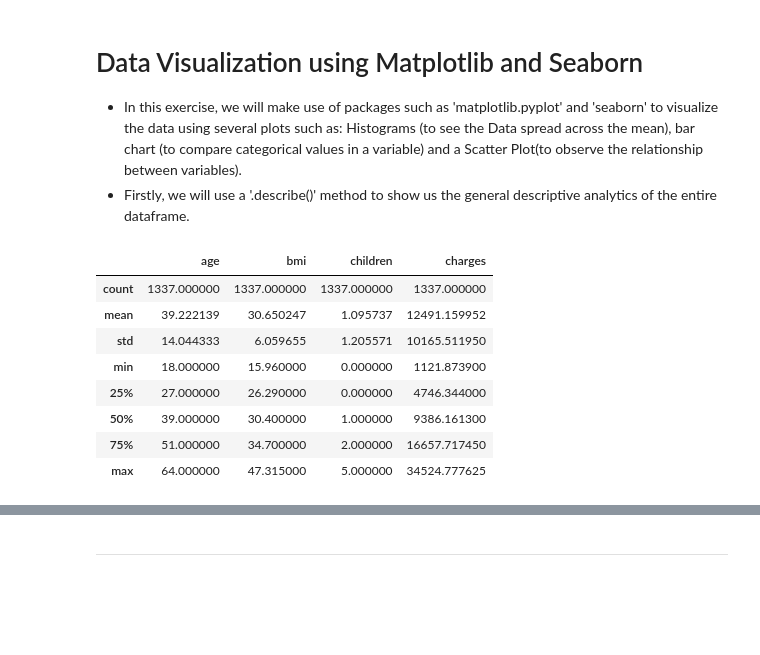
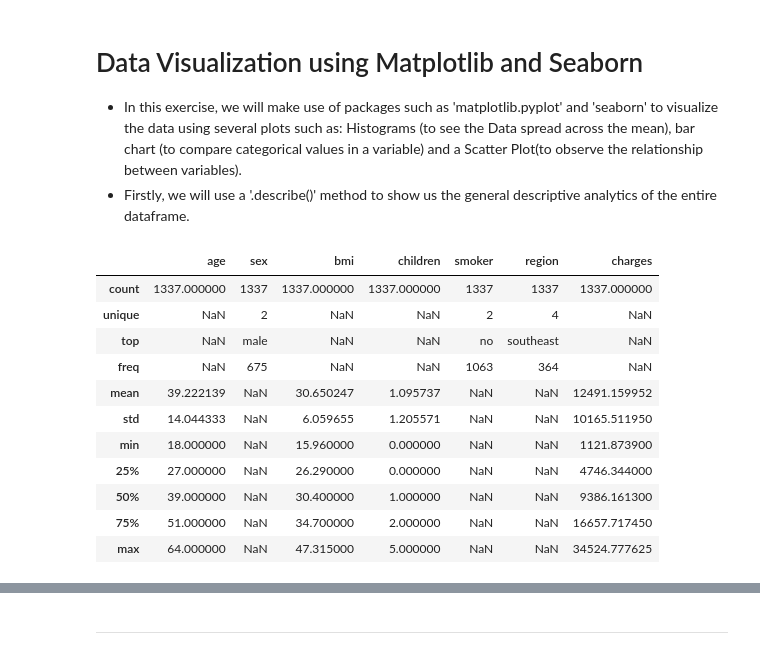
Before and after one commit to chizoalban2003-beep/Project1, a Jupyter notebook: jupyter_notebooks/Notebook_Template.ipynb, the cells around one changed output, grey strips where cells are left out. Cells and saved outputs as stored; diff of their text form; code cells hidden in the pictures; blank space fills up the shorter version.

```diff
--- a/jupyter_notebooks/Notebook_Template.ipynb
+++ b/jupyter_notebooks/Notebook_Template.ipynb
@@ -198,15 +198,18 @@ Section 2 content
 # Data Visualization using Matplotlib and Seaborn
 * In this exercise, we will make use of packages such as 'matplotlib.pyplot' and 'seaborn' to visualize the data using several plots such as: Histograms (to see the Data spread across the mean), bar chart (to compare categorical values in a variable) and a Scatter Plot(to observe the relationship between variables).
 * Firstly, we will use a '.describe()' method to show us the general descriptive analytics of the entire dataframe.
-# %%
-df_transformed.describe()
-# %% [output]
-|  | age | bmi | children | charges |
-| count | 1337.000000 | 1337.000000 | 1337.000000 | 1337.000000 |
-| mean | 39.222139 | 30.650247 | 1.095737 | 12491.159952 |
-| std | 14.044333 | 6.059655 | 1.205571 | 10165.511950 |
-| min | 18.000000 | 15.960000 | 0.000000 | 1121.873900 |
-| 25% | 27.000000 | 26.290000 | 0.000000 | 4746.344000 |
-| 50% | 39.000000 | 30.400000 | 1.000000 | 9386.161300 |
-| 75% | 51.000000 | 34.700000 | 2.000000 | 16657.717450 |
-| max | 64.000000 | 47.315000 | 5.000000 | 34524.777625 |
+# %%
+df_transformed.describe(include='all') #Descriptive statistics of the transformend dataframe
+# %% [output]
+|  | age | sex | bmi | children | smoker | region | charges |
+| count | 1337.000000 | 1337 | 1337.000000 | 1337.000000 | 1337 | 1337 | 1337.000000 |
+| unique | NaN | 2 | NaN | NaN | 2 | 4 | NaN |
+| top | NaN | male | NaN | NaN | no | southeast | NaN |
+| freq | NaN | 675 | NaN | NaN | 1063 | 364 | NaN |
+| mean | 39.222139 | NaN | 30.650247 | 1.095737 | NaN | NaN | 12491.159952 |
+| std | 14.044333 | NaN | 6.059655 | 1.205571 | NaN | NaN | 10165.511950 |
+| min | 18.000000 | NaN | 15.960000 | 0.000000 | NaN | NaN | 1121.873900 |
+| 25% | 27.000000 | NaN | 26.290000 | 0.000000 | NaN | NaN | 4746.344000 |
+| 50% | 39.000000 | NaN | 30.400000 | 1.000000 | NaN | NaN | 9386.161300 |
+| 75% | 51.000000 | NaN | 34.700000 | 2.000000 | NaN | NaN | 16657.717450 |
+| max | 64.000000 | NaN | 47.315000 | 5.000000 | NaN | NaN | 34524.777625 |
```
Also changed, not shown: parts of 1 cell of this notebook.
